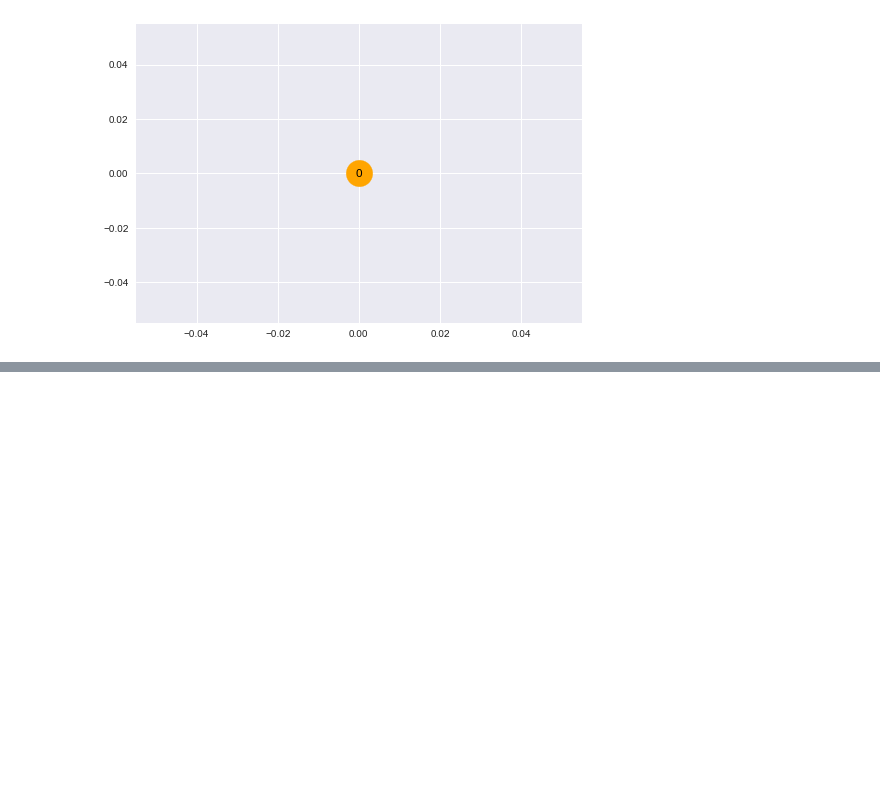
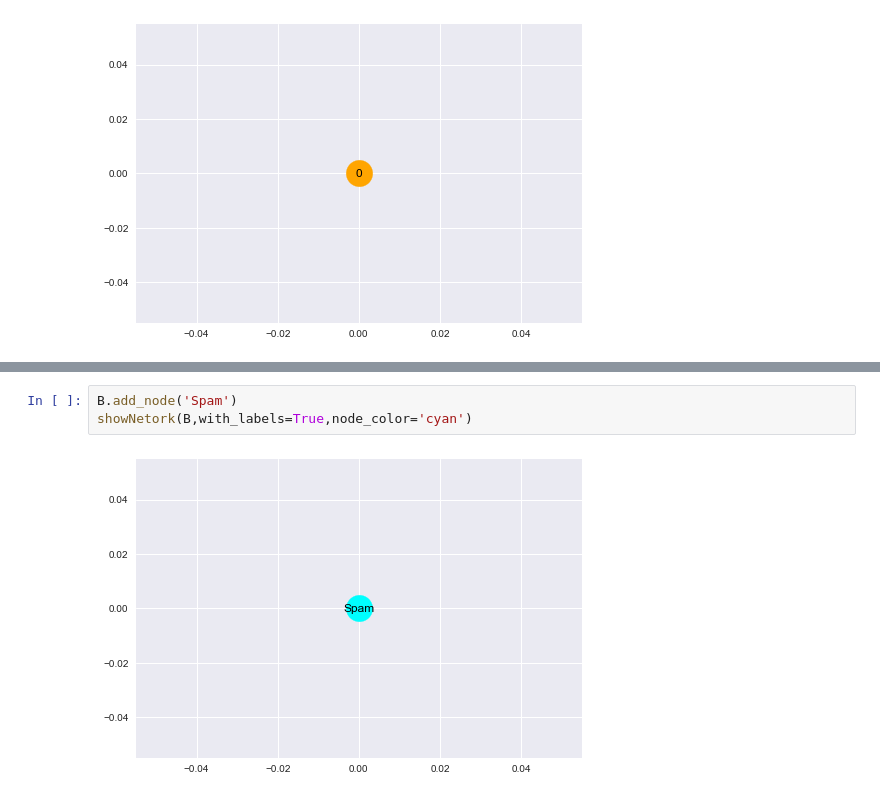
Before and after one commit to JayantGoel001/GraphsAndSocialNetworkAnalytics, a Jupyter notebook: Graph Using NetworkX.ipynb, the cells around one changed output, grey strips where cells are left out. Cells and saved outputs as stored; diff of their text form; blank space fills up the shorter version.

```diff
--- a/Graph Using NetworkX.ipynb
+++ b/Graph Using NetworkX.ipynb
@@ -103,0 +117,5 @@ showNetork(H,with_labels=True,node_color='orange')
+# %%
+B.add_node('Spam')
+showNetork(B,with_labels=True,node_color='cyan')
+# %% [output]
+[figure, added]
```
Also changed, not shown: parts of 3 cells of this notebook.
